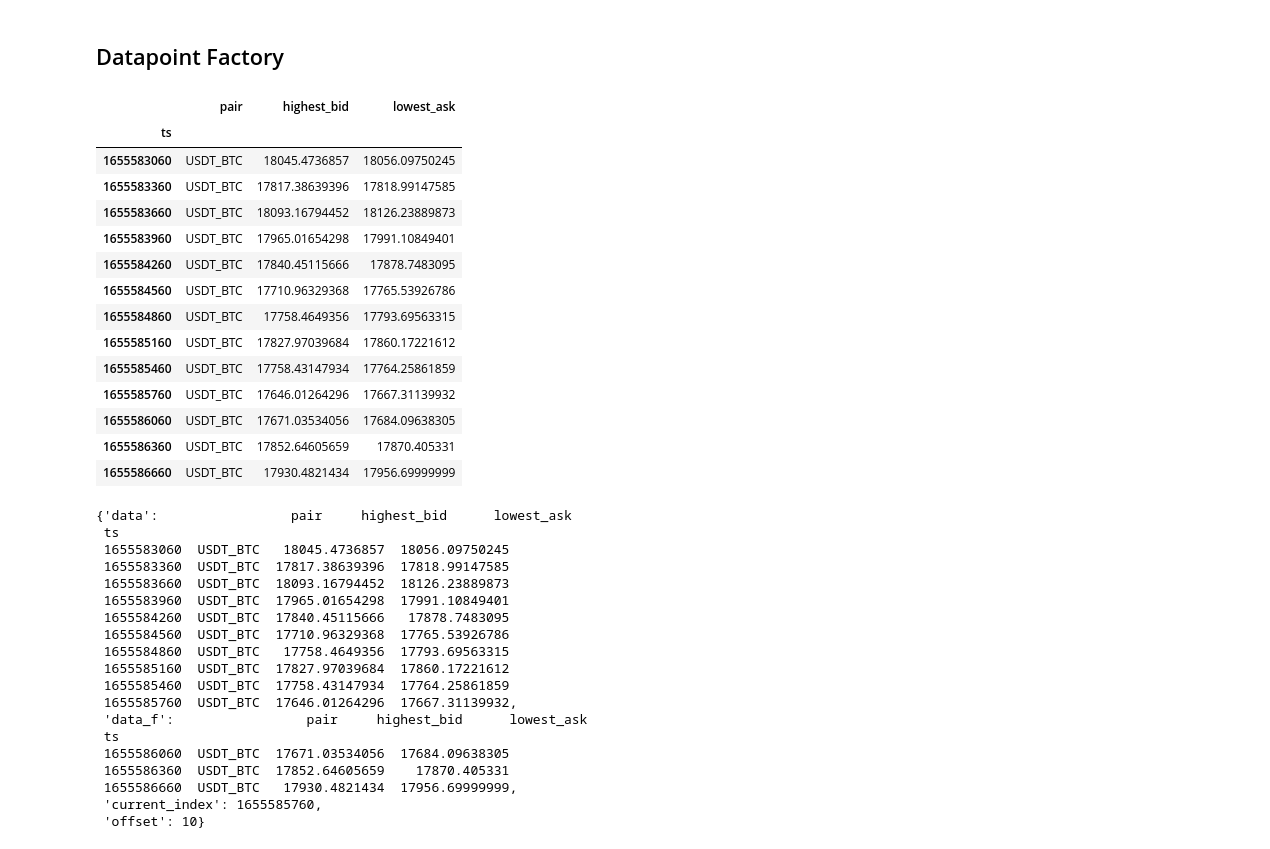
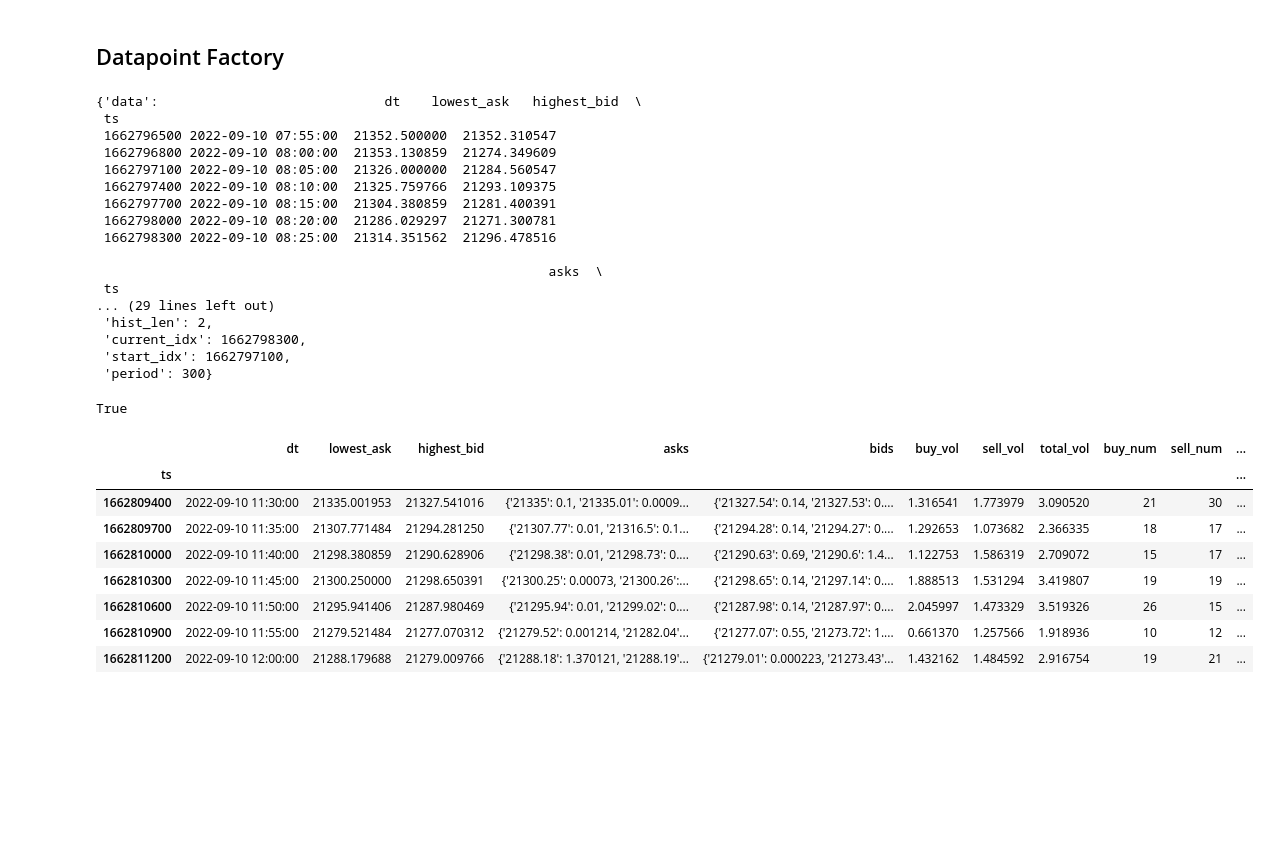
Before and after one commit to zosimovaa/rt_libs, a Jupyter notebook: src/data_point/notebooks/DataPointV2.ipynb, the cells around one changed output. Saved outputs shown, nothing was run; the diff lists cells and outputs as text; code cells hidden in the pictures; blank space fills up the shorter version.

Commit message:
New datapoint logic done

```diff
--- a/src/data_point/notebooks/DataPointV2.ipynb
+++ b/src/data_point/notebooks/DataPointV2.ipynb
@@ -389,55 +198,54 @@ KeyError: '[1662811500, 1662811800, 1662812100, 1662812400] not in index'
 # %%
 from data_point import DataPointFactory
 # %%
-pair = 'USDT_BTC'
-pair_dataset = dataset.loc[dataset["pair"] == pair]
-
+n_observation_points = 5
+n_future_points = 0
+n_history_points = 2
+period = 300
 
 dpf = DataPointFactory(
-    dataset=pair_dataset,
+    dataset=data,
     period=period,
     n_observation_points=n_observation_points,
+    n_history_points = n_history_points,
     n_future_points=n_future_points
 )
-# %%
-pair_dataset
-# %% [output]
-|  | pair | highest_bid | lowest_ask |
-| ts |  |  |  |
-| 1655583060 | USDT_BTC | 18045.4736857 | 18056.09750245 |
-| 1655583360 | USDT_BTC | 17817.38639396 | 17818.99147585 |
-| 1655583660 | USDT_BTC | 18093.16794452 | 18126.23889873 |
-| 1655583960 | USDT_BTC | 17965.01654298 | 17991.10849401 |
-| 1655584260 | USDT_BTC | 17840.45115666 | 17878.7483095 |
-| 1655584560 | USDT_BTC | 17710.96329368 | 17765.53926786 |
-| 1655584860 | USDT_BTC | 17758.4649356 | 17793.69563315 |
-| 1655585160 | USDT_BTC | 17827.97039684 | 17860.17221612 |
-| 1655585460 | USDT_BTC | 17758.43147934 | 17764.25861859 |
-| 1655585760 | USDT_BTC | 17646.01264296 | 17667.31139932 |
-| 1655586060 | USDT_BTC | 17671.03534056 | 17684.09638305 |
-| 1655586360 | USDT_BTC | 17852.64605659 | 17870.405331 |
-| 1655586660 | USDT_BTC | 17930.4821434 | 17956.69999999 |
 # %%
 dp = dpf.get_current_step()
 # %%
 dp.__dict__
 # %% [output]
-{'data':                 pair     highest_bid      lowest_ask
+{'data':                             dt    lowest_ask   highest_bid  \
  ts
- 1655583060  USDT_BTC   18045.4736857  18056.09750245
- 1655583360  USDT_BTC  17817.38639396  17818.99147585
- 1655583660  USDT_BTC  18093.16794452  18126.23889873
- 1655583960  USDT_BTC  17965.01654298  17991.10849401
- 1655584260  USDT_BTC  17840.45115666   17878.7483095
- 1655584560  USDT_BTC  17710.96329368  17765.53926786
- 1655584860  USDT_BTC   17758.4649356  17793.69563315
- 1655585160  USDT_BTC  17827.97039684  17860.17221612
- 1655585460  USDT_BTC  17758.43147934  17764.25861859
- 1655585760  USDT_BTC  17646.01264296  17667.31139932,
- 'data_f':                 pair     highest_bid      lowest_ask
+ 1662796500 2022-09-10 07:55:00  21352.500000  21352.310547
+ 1662796800 2022-09-10 08:00:00  21353.130859  21274.349609
+ 1662797100 2022-09-10 08:05:00  21326.000000  21284.560547
+ 1662797400 2022-09-10 08:10:00  21325.759766  21293.109375
+ 1662797700 2022-09-10 08:15:00  21304.380859  21281.400391
+ 1662798000 2022-09-10 08:20:00  21286.029297  21271.300781
+ 1662798300 2022-09-10 08:25:00  21314.351562  21296.478516
+
+                                                          asks  \
  ts
- 1655586060  USDT_BTC  17671.03534056  17684.09638305
- 1655586360  USDT_BTC  17852.64605659    17870.405331
- 1655586660  USDT_BTC   17930.4821434  17956.69999999,
- 'current_index': 1655585760,
- 'offset': 10}
+... (29 lines left out)
+ 'hist_len': 2,
+ 'current_idx': 1662798300,
+ 'start_idx': 1662797100,
+ 'period': 300}
+# %%
+dp, done = dpf.get_next_step()
+print(done)
+# %% [output]
+True
+# %%
+dp.data
+# %% [output]
+|  | dt | lowest_ask | highest_bid | asks | bids | buy_vol | sell_vol | total_vol | buy_num | sell_num | ... |
+| ts |  |  |  |  |  |  |  |  |  |  | ... |
+| 1662809400 | 2022-09-10 11:30:00 | 21335.001953 | 21327.541016 | {'21335': 0.1, '21335.01': 0.0009... | {'21327.54': 0.14, '21327.53': 0.... | 1.316541 | 1.773979 | 3.090520 | 21 | 30 | ... |
+| 1662809700 | 2022-09-10 11:35:00 | 21307.771484 | 21294.281250 | {'21307.77': 0.01, '21316.5': 0.1... | {'21294.28': 0.14, '21294.27': 0.... | 1.292653 | 1.073682 | 2.366335 | 18 | 17 | ... |
+| 1662810000 | 2022-09-10 11:40:00 | 21298.380859 | 21290.628906 | {'21298.38': 0.01, '21298.73': 0.... | {'21290.63': 0.69, '21290.6': 1.4... | 1.122753 | 1.586319 | 2.709072 | 15 | 17 | ... |
+| 1662810300 | 2022-09-10 11:45:00 | 21300.250000 | 21298.650391 | {'21300.25': 0.00073, '21300.26':... | {'21298.65': 0.14, '21297.14': 0.... | 1.888513 | 1.531294 | 3.419807 | 19 | 19 | ... |
+| 1662810600 | 2022-09-10 11:50:00 | 21295.941406 | 21287.980469 | {'21295.94': 0.01, '21299.02': 0.... | {'21287.98': 0.14, '21287.97': 0.... | 2.045997 | 1.473329 | 3.519326 | 26 | 15 | ... |
+| 1662810900 | 2022-09-10 11:55:00 | 21279.521484 | 21277.070312 | {'21279.52': 0.001214, '21282.04'... | {'21277.07': 0.55, '21273.72': 1.... | 0.661370 | 1.257566 | 1.918936 | 10 | 12 | ... |
+| 1662811200 | 2022-09-10 12:00:00 | 21288.179688 | 21279.009766 | {'21288.18': 1.370121, '21288.19'... | {'21279.01': 0.000223, '21273.43'... | 1.432162 | 1.484592 | 2.916754 | 19 | 21 | ... |
```
Also changed, not shown: parts of 6 cells of this notebook, 2 other files.
